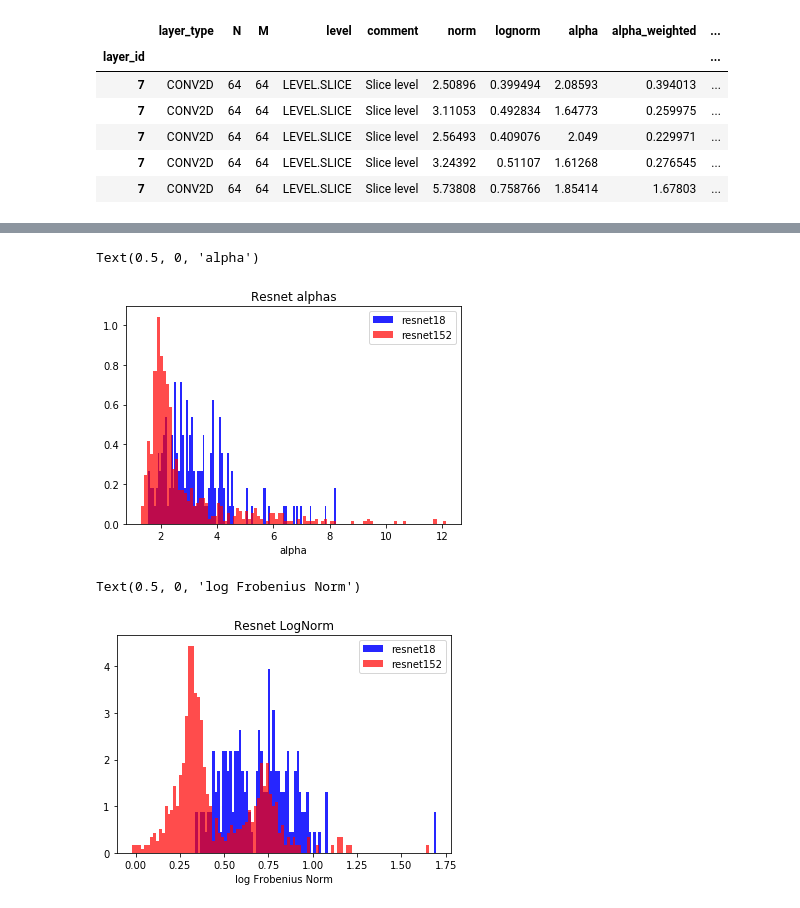
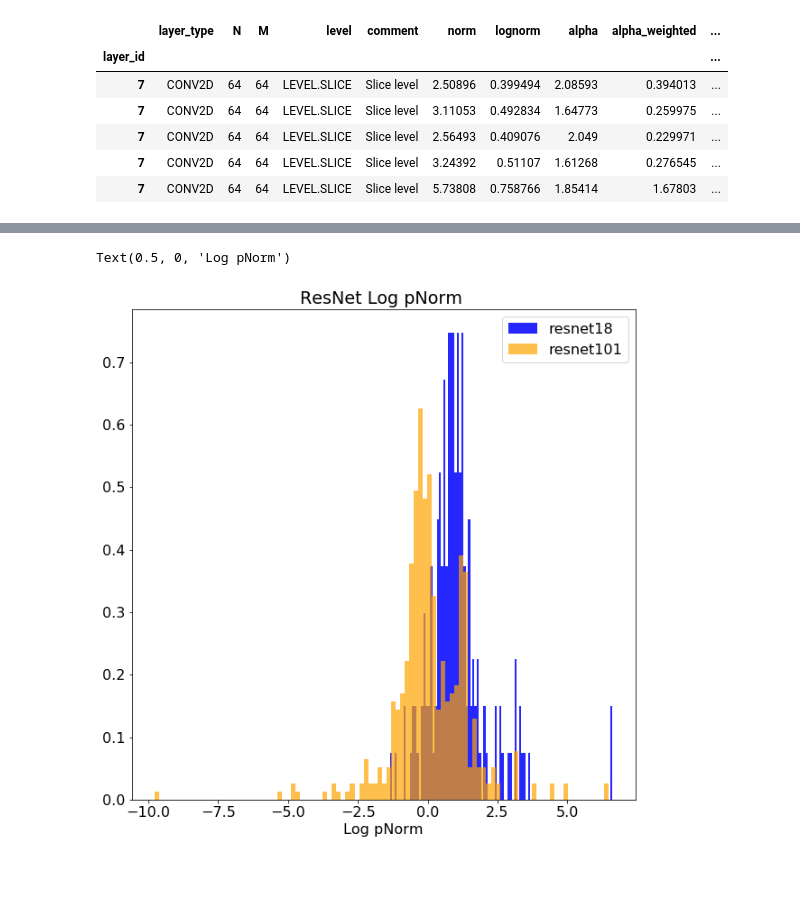
Before and after one commit to CalculatedContent/WeightWatcher, a Jupyter notebook: WeightWatcher-ResNet.ipynb, the cells around one changed output, grey strips where cells are left out. Drawn from its saved outputs; the diff is of its cells as text; code cells hidden in the pictures; blank space fills up the shorter version.

Commit message:
updated Resnet plots

```diff
--- a/WeightWatcher-ResNet.ipynb
+++ b/WeightWatcher-ResNet.ipynb
@@ -36,4 +37,10 @@ ww.__version__
 # %% [markdown]
 ### Create all models now
+# %%
+
+series_name = 'ResNet'
+all_names = [ 'resnet18', 'resnet34', 'resnet50', 'resnet101','resnet152']
+
+colors =    ['blue',     'cyan',   'darkgreen', 'goldenrod','red']
 # %%
 
@@ -121,10 +121,12 @@ top5_errors= {
 # %%
 all_details = []
-
+all_summaries = []
 for im, name in enumerate(all_names):
     watcher = ww.WeightWatcher(model=all_models[im])
     results = watcher.analyze(alphas=True, softranks=True, spectralnorms=True, mp_fit=True)
 
+    summary =  watcher.get_summary()
+    all_summaries.append(summary)
     details  = watcher.get_details(results=results)
     details.drop(columns=['slice', 'slice_count'], inplace=True)
     details.dropna(inplace=True)
@@ -151,0 +154,4 @@ INFO:weightwatcher.weightwatcher:Softrank for MP fit compound: min: 0.0256241958
+# %%
+plt.rcParams.update({'font.size': 16})
+from pylab import rcParams
+rcParams['figure.figsize'] = 10,10
@@ -151,0 +250,6 @@ INFO:weightwatcher.weightwatcher:Softrank for MP fit compound: min: 0.0256241958
+# %%
+metric = "logpnorm"
+xlabel = r"$\langle\Vert\mathbf{W}\Vert^{\alpha}\rangle$"
+title = "Average Log Stable Rank "+xlabel
+
+plot_test_accuracy(metric, xlabel, title)
@@ -176,30 +359,16 @@ Text(0.5, 0, 'alpha')
 # %%
-colors = ['blue', 'green', 'teal', 'orange', 'red']
 transparency = 1.0
 for im, details in enumerate(all_details):
-    if im==0 or im == 4:
-        alphas = details.alpha.to_numpy()
+    if im == 0 or im == len(all_details)-2:
+
+        metric = details.logpnorm.to_numpy()
+
         transparency -= 0.15
 
-        plt.hist(alphas, bins=100, label=all_names[im], alpha=transparency, color=colors[im], density=True)
+        plt.hist(metric, bins=100, label=all_names[im], alpha=transparency, color=colors[im], density=True)
 plt.legend()
-plt.title("Resnet alphas")
-plt.xlabel("alpha")
+plt.title(r"{} Log pNorm ".format(series_name))
+plt.xlabel(r"Log pNorm")
 # %% [output]
-Text(0.5, 0, 'alpha')
+Text(0.5, 0, 'Log pNorm')
-[figure, old version]
+[figure, new version]
-# %%
-colors = ['blue', 'green', 'teal', 'orange', 'red']
-transparency = 1.0
-for im, details in enumerate(all_details):
-    if im==0 or im == 4:
-        logNorm = details.lognorm.to_numpy()
-        transparency -= 0.15
-
-        plt.hist(logNorm, bins=100, label=all_names[im], alpha=transparency, color=colors[im], density=True)
-plt.legend()
-plt.title("Resnet LogNorm")
-plt.xlabel("log Frobenius Norm")
-# %% [output]
-Text(0.5, 0, 'log Frobenius Norm')
-[figure, removed]
```
Also changed, not shown: parts of 25 cells of this notebook.
